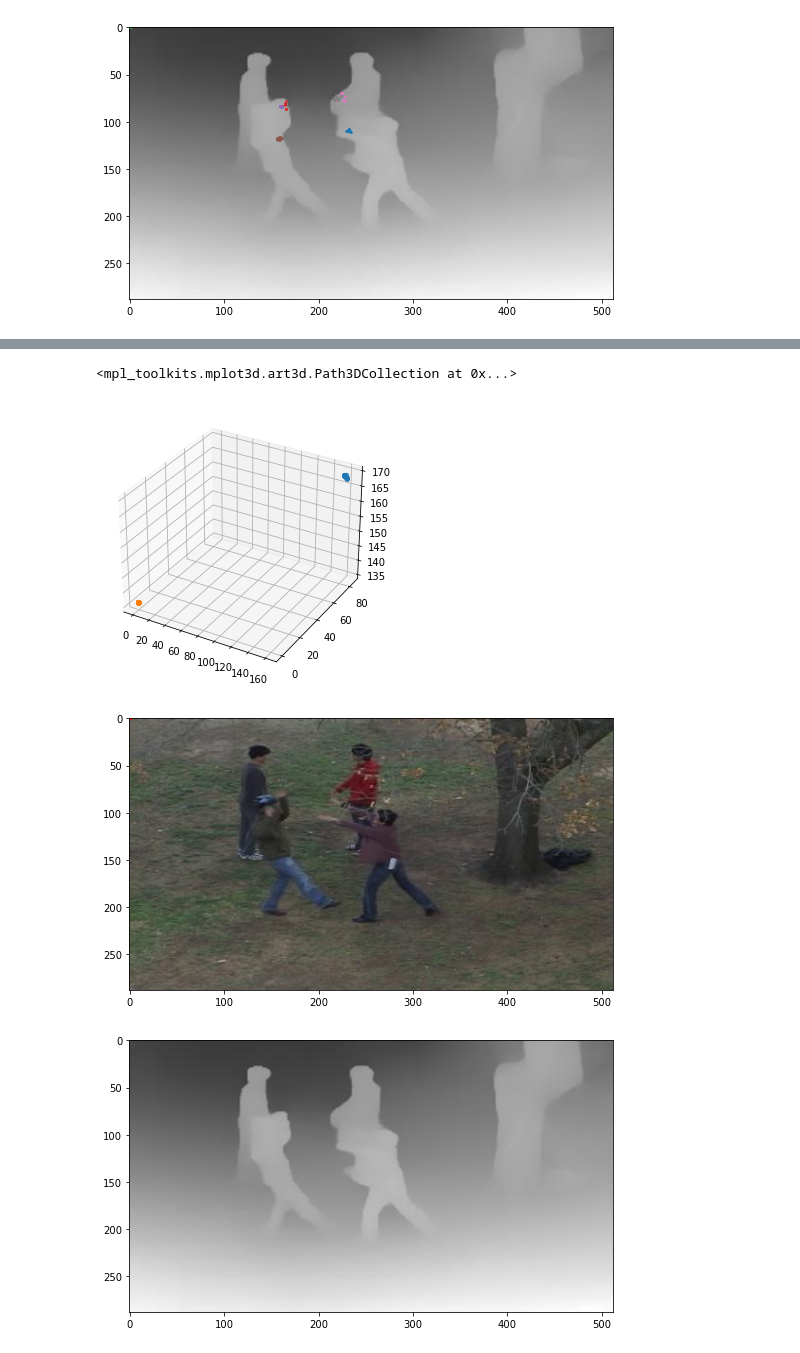
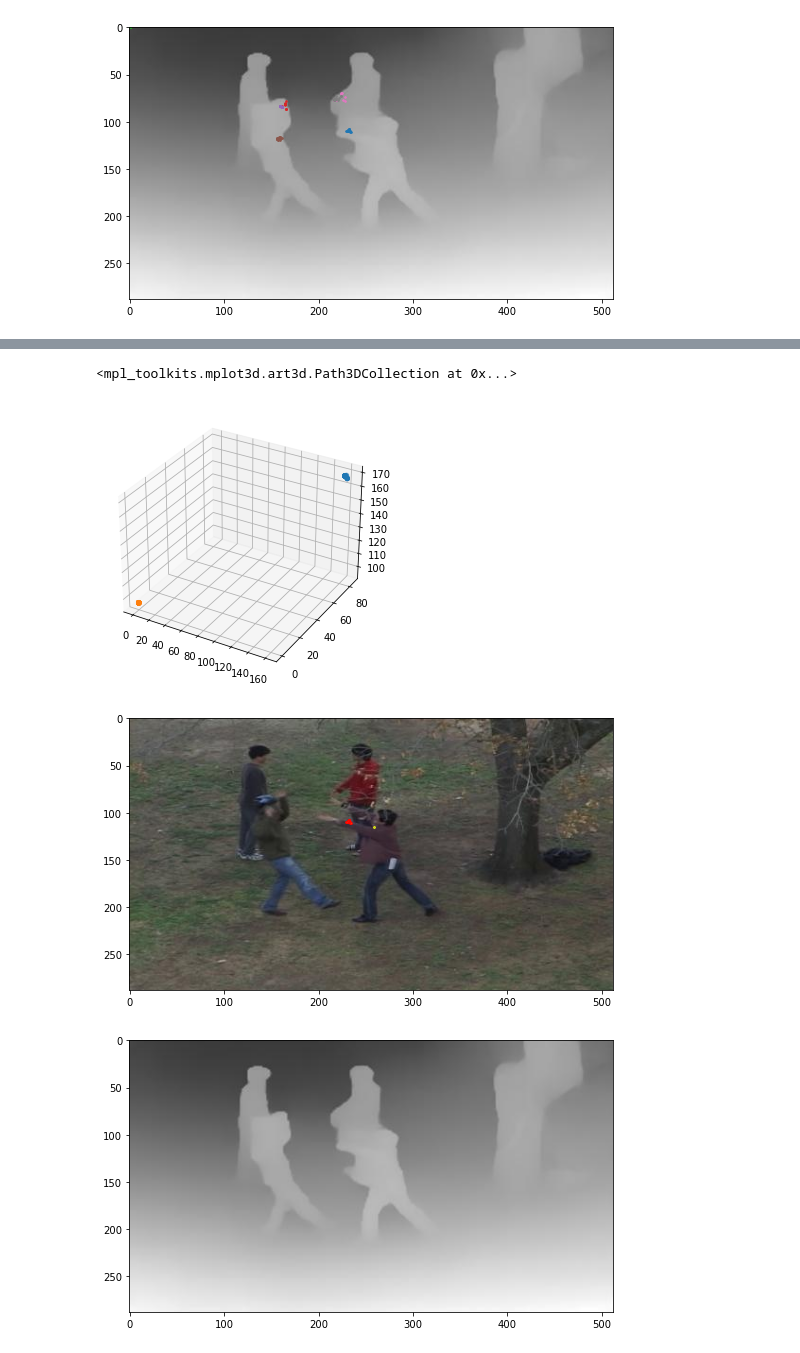
Before and after one commit to suren3141/Contact_Detection, a Jupyter notebook: Handshake detection single image.ipynb, the cells around one changed output, grey strips where cells are left out. Cells and saved outputs as stored; diff of their text form; code cells hidden in the pictures.

```diff
--- a/Handshake detection single image.ipynb
+++ b/Handshake detection single image.ipynb
@@ -55,0 +46,5 @@ for pers in range(num_ppl):
+# %%
+#Extracting depth values of each hand named to create hand 3D position as hands3D
+depth = img[handloc[:,:,:,1], handloc[:,:,:,0]]
+depth = depth.reshape(depth.shape[0],depth.shape[1],depth.shape[2],1)
+hands3D = np.concatenate([handloc[:,:,:,0:2], depth],axis=3)
@@ -57,8 +54,8 @@ for pers in range(num_ppl):
 #Adjust handkeypoint depth using elbow and wrist depth values
 hands3D_ = hands3D.copy()
 
-rightarm = pose[:, 3:4, 0:2].astype(int)
-leftarm = pose[:, 6:7, 0:2].astype(int)
+rightarm = pose[:, 3:5, 0:2].astype(int)
+leftarm = pose[:, 6:8, 0:2].astype(int)
 
 Rarm_depth = img[rightarm[:,:,1], rightarm[:,:,0]]
 Larm_depth = img[leftarm[:,:,1], leftarm[:,:,0]]
@@ -182,19 +223,19 @@ Axes3D.scatter(ax,hands3D[0,2,:,0], hands3D[0,2,:,1], hands3D[0,2,:,2], zdir='z'
 Axes3D.scatter(ax,hands3D[1,0,:,0], hands3D[1,0,:,1], hands3D[1,0,:,2], zdir='z')
 # %% [output]
 <mpl_toolkits.mplot3d.art3d.Path3DCollection at 0x...>
-[figure, old version]
+[figure, new version]
 # %%
-# for idx in [0,1]:
+# for idx in [1,2]:
 #     plt.scatter(handloc[0][idx][:,0], handloc[0][idx][:,1], s=2)
-# #     plt.scatter(handloc[1][idx][:,0], handloc[1][idx][:,1], s=2)
+#     plt.scatter(handloc[1][idx][:,0], handloc[1][idx][:,1], s=2)
 
-plt.scatter(pose[1][6][0], pose[1][6][1], s=3, edgecolors='yellow')
-plt.scatter(hands3D[0][1][:,0], hands3D[0][1][:,1], s=3, edgecolors='red')
+plt.scatter(pose[0][3][0], pose[0][3][1], s=3, edgecolors='yellow')
+plt.scatter(hands3D[0,0,:,0], hands3D[0,0,:,1], s=3, edgecolors='red')
 
 plt.imshow(cv2.cvtColor(img_rgb,cv2.COLOR_BGR2RGB))
 plt.show()
 plt.imshow(cv2.cvtColor(img,cv2.COLOR_BGR2RGB))
 plt.show()
 # %% [output]
-[figure, old version]
+[figure, new version]
 [figure]
```
Also changed, not shown: parts of 10 cells of this notebook, 2 other files.
